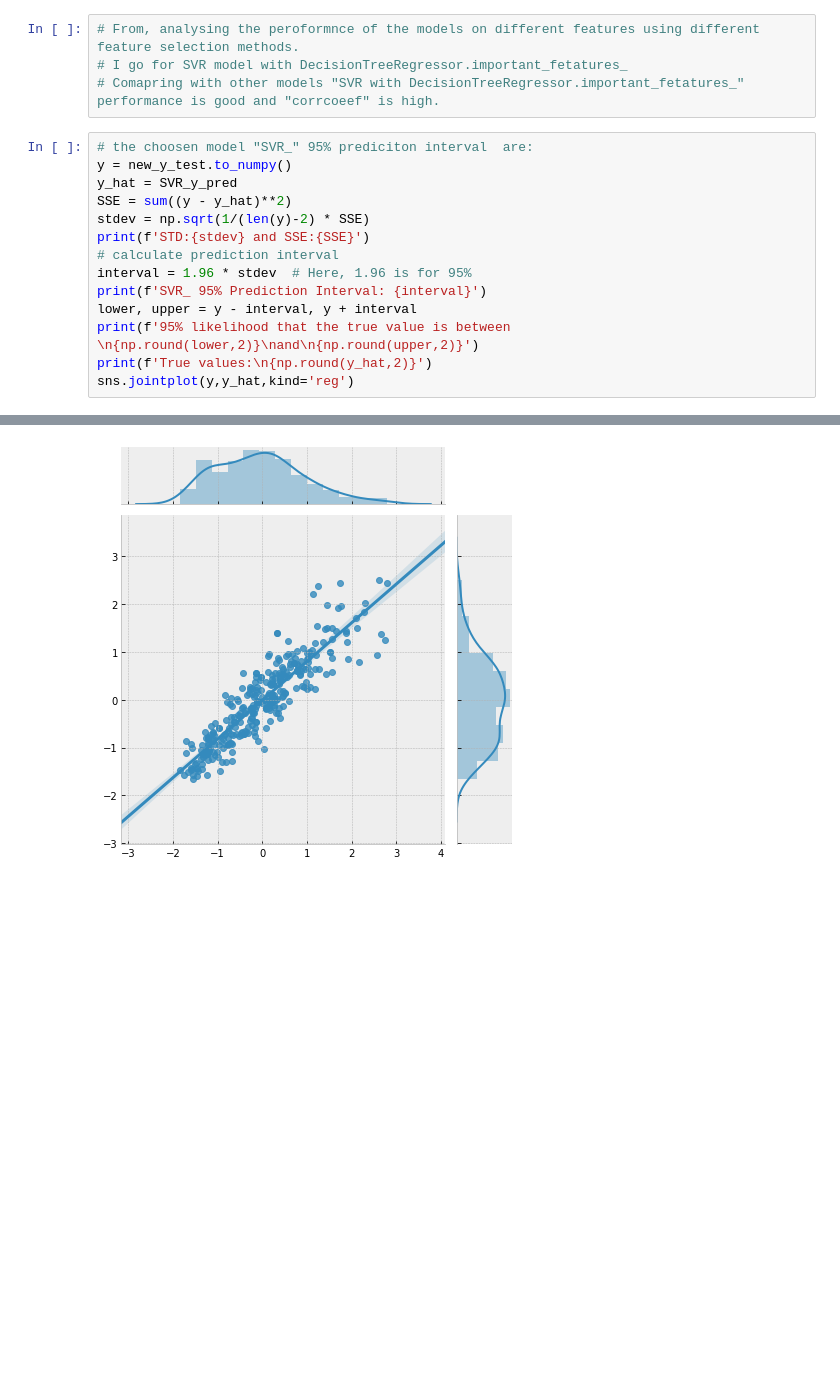
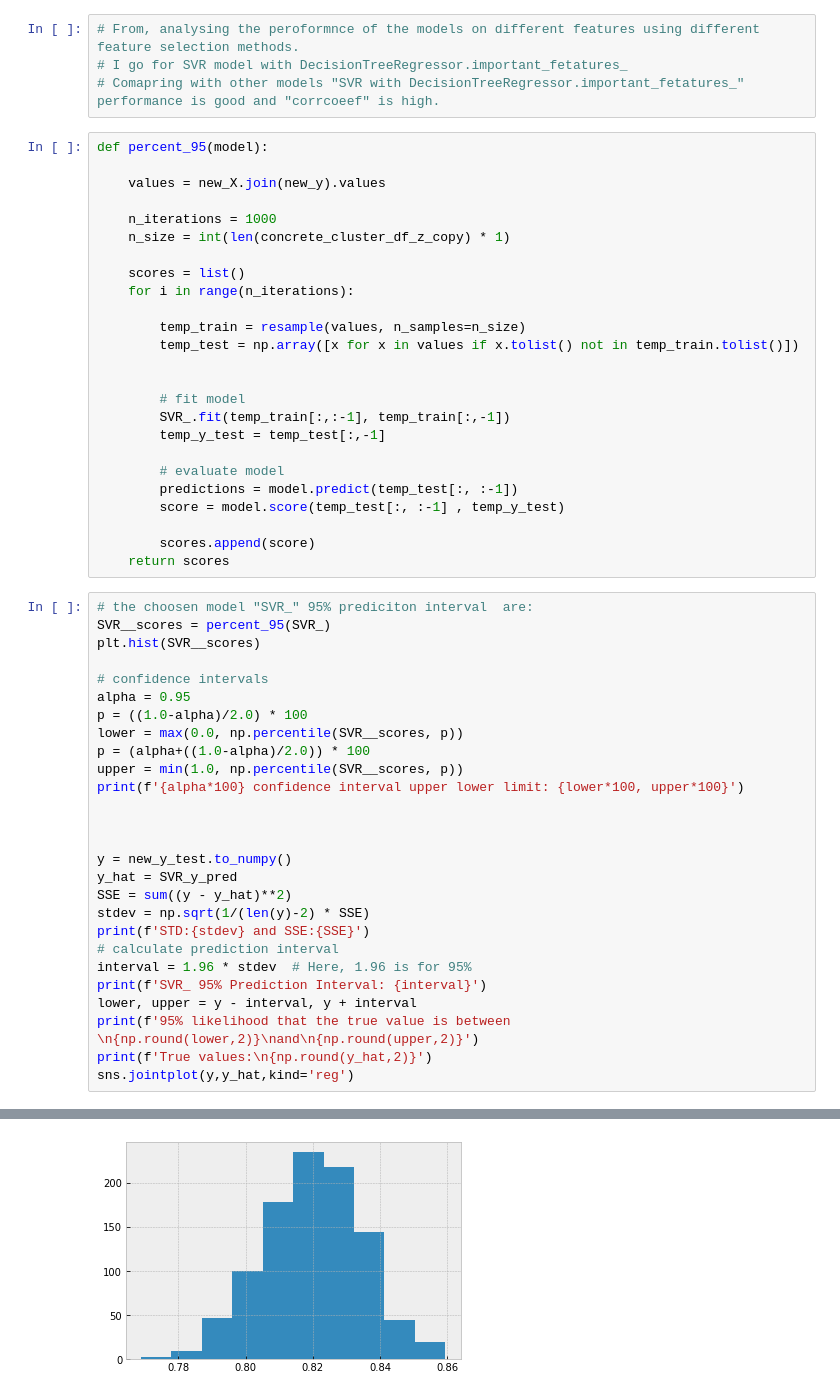
Before and after one commit to imanjunathn/FeatureEngineering, a Jupyter notebook: FMT.ipynb, the cells around one changed output, grey strips where cells are left out. Cells and saved outputs as stored; diff of their text form; blank space fills up the shorter version.

```diff
--- a/FMT.ipynb
+++ b/FMT.ipynb
@@ -1531,8 +1532,46 @@ tracker_df.head(20)
 # From, analysing the peroformnce of the models on different features using different feature selection methods.
 # I go for SVR model with DecisionTreeRegressor.important_fetatures_
 # Comapring with other models "SVR with DecisionTreeRegressor.important_fetatures_" performance is good and "corrcoeef" is high.
+# %%
+def percent_95(model):
+
+    values = new_X.join(new_y).values
+
+    n_iterations = 1000
+    n_size = int(len(concrete_cluster_df_z_copy) * 1)
+
+    scores = list()
+    for i in range(n_iterations):
+
+        temp_train = resample(values, n_samples=n_size)
+        temp_test = np.array([x for x in values if x.tolist() not in temp_train.tolist()])
+
+
+        # fit model
+        SVR_.fit(temp_train[:,:-1], temp_train[:,-1])
+        temp_y_test = temp_test[:,-1]
+
+        # evaluate model
+        predictions = model.predict(temp_test[:, :-1])
+        score = model.score(temp_test[:, :-1] , temp_y_test)
+
+        scores.append(score)
+    return scores
 # %%
 # the choosen model "SVR_" 95% prediciton interval  are:
+SVR__scores = percent_95(SVR_)
+plt.hist(SVR__scores)
+
+# confidence intervals
+alpha = 0.95
+p = ((1.0-alpha)/2.0) * 100
+lower = max(0.0, np.percentile(SVR__scores, p))
+p = (alpha+((1.0-alpha)/2.0)) * 100
+upper = min(1.0, np.percentile(SVR__scores, p))
+print(f'{alpha*100} confidence interval upper lower limit: {lower*100, upper*100}')
+
+
+
 y = new_y_test.to_numpy()
 y_hat = SVR_y_pred
 SSE = sum((y - y_hat)**2)
@@ -1562,6 +1601,6 @@ SVR_ 95% Prediction Interval: 0.8332811285913521
  -0.21  1.38 -0.47  0.61 -1.46  0.92  0.92 -1.15  0.39  0.33  0.37 -1.19
  -1.25 -0.18  0.22  0.26  0.38  0.97  0.69  0.1   0.27 -0.79  0.1   1.39
  -1.49  0.49 -0.18  1.03  0.57 -0.27  0.51  1.   -0.56  0.74  0.63 -0.5
   0.59  0.03 -0.28 -0.28 -0.15  0.24  0.55 -0.72 -1.52]
 <seaborn.axisgrid.JointGrid at 0x...>
-[figure, old version]
+[figure, new version]
```
Also changed, not shown: parts of 31 cells of this notebook.
